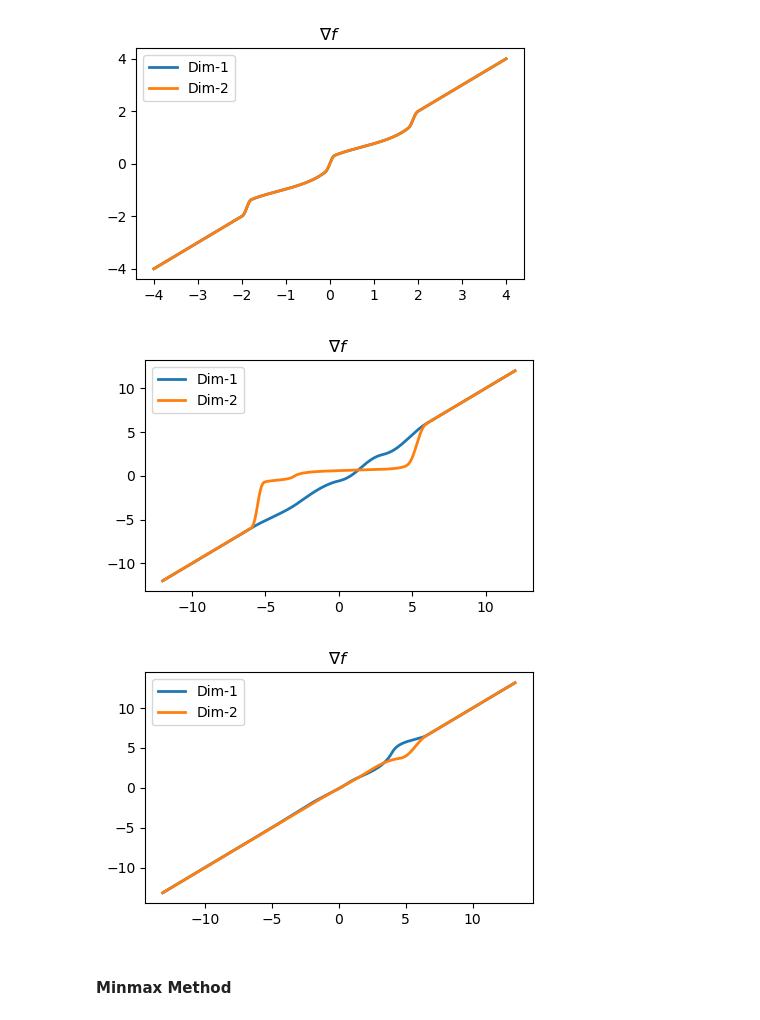
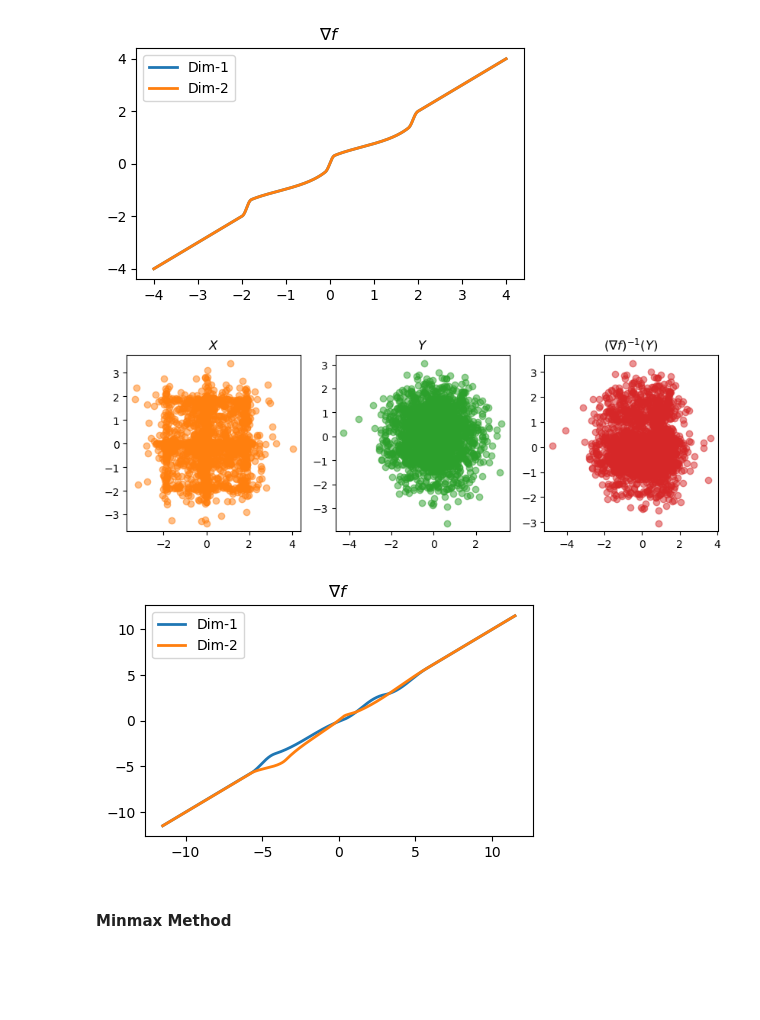
Before and after one commit to medhaaga/OT_flow, a Jupyter notebook: potential_flows/flow/diagonal_maps.ipynb, the cells around one changed output. Cells and saved outputs as stored; diff of their text form; code cells hidden in the pictures; blank space fills up the shorter version.

```diff
--- a/potential_flows/flow/diagonal_maps.ipynb
+++ b/potential_flows/flow/diagonal_maps.ipynb
@@ -266,7 +277,7 @@ plt.show()
 # %% [markdown]
 ### Example 3: Custom Spline Dataset
 # %%
-args = parse_arguments()
+args = parse_notebook_arguments()
 args.source_dist = 'custom'
 
 # create datasets and dataloaders
@@ -298,18 +309,18 @@ true_potential_flow.plot_flow(1000)
 torch.manual_seed(42)
 tail_bound = torch.max(torch.cat([torch.abs(dataset_x.data), torch.abs(dataset_y.data)]))
 potential_flow = potential.ICRQ(tail_bound=args.tail_factor*tail_bound, num_bins=args.num_bins, data_shape=(2,))
-# %% [output]
-[figure, removed]
 # %%
 # train
 
 OT_Trainer = flow.DualOT_Trainer(potential_flow, args, dataset_x=data_loader_X, dataset_y=data_loader_Y, test_x=test_x, test_y=test_y, true_potential=true_potential_flow)
-OT_Trainer.learn()
+# OT_Trainer.learn()
 # %%
+OT_Trainer.potential_flow = torch.load(OT_Trainer.exp_dir+'/best_flow.t')
 OT_Trainer.args.show_the_plot=True
 OT_Trainer.save_figure()
 # %% [output]
-[figure, old version]
+[figure, new version]
+[figure, added]
 # %% [markdown]
 #### Minmax Method
 # %%
```
Also changed, not shown: parts of 13 cells of this notebook, 2 other files.
